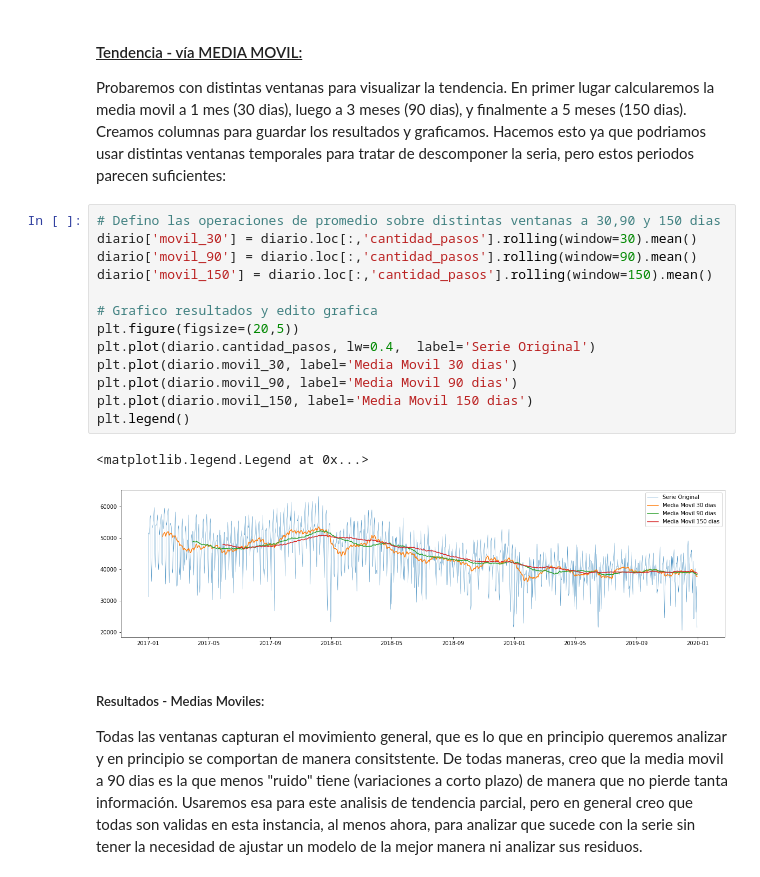
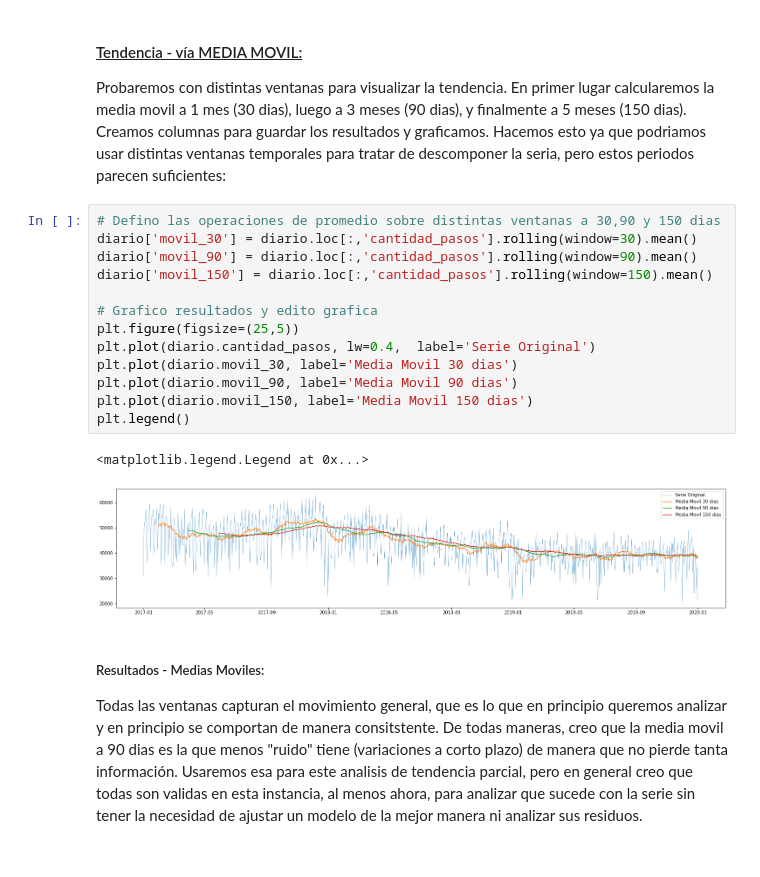
Before and after one commit to torres-federico-e/Acamica_proyecto_3, a Jupyter notebook: Proyecto 3 - Series de Tiempo.ipynb, the cells around one changed output. Saved outputs shown, nothing was run; the diff lists cells and outputs as text.

```diff
--- a/Proyecto 3 - Series de Tiempo.ipynb
+++ b/Proyecto 3 - Series de Tiempo.ipynb
@@ -705,19 +705,19 @@ Probaremos con distintas ventanas para visualizar la tendencia. En primer lugar
 # %%
 # Defino las operaciones de promedio sobre distintas ventanas a 30,90 y 150 dias
 diario['movil_30'] = diario.loc[:,'cantidad_pasos'].rolling(window=30).mean()
 diario['movil_90'] = diario.loc[:,'cantidad_pasos'].rolling(window=90).mean()
 diario['movil_150'] = diario.loc[:,'cantidad_pasos'].rolling(window=150).mean()
 
 # Grafico resultados y edito grafica
-plt.figure(figsize=(20,5))
+plt.figure(figsize=(25,5))
 plt.plot(diario.cantidad_pasos, lw=0.4,  label='Serie Original')
 plt.plot(diario.movil_30, label='Media Movil 30 dias')
 plt.plot(diario.movil_90, label='Media Movil 90 dias')
 plt.plot(diario.movil_150, label='Media Movil 150 dias')
 plt.legend()
 # %% [output]
 <matplotlib.legend.Legend at 0x...>
-[figure, old version]
+[figure, new version]
 # %% [markdown]
 ##### Resultados - Medias Moviles:
 Todas las ventanas capturan el movimiento general, que es lo que en principio queremos analizar y en principio se comportan de manera consitstente. De todas maneras, creo que la media movil a 90 dias es la que menos "ruido" tiene (variaciones a corto plazo) de manera que no pierde tanta información. Usaremos esa para este analisis de tendencia parcial, pero en general creo que todas son validas en esta instancia, al menos ahora, para analizar que sucede con la serie sin tener la necesidad de ajustar un modelo de la mejor manera ni analizar sus residuos.
```
Also changed, not shown: parts of 11 cells of this notebook.
